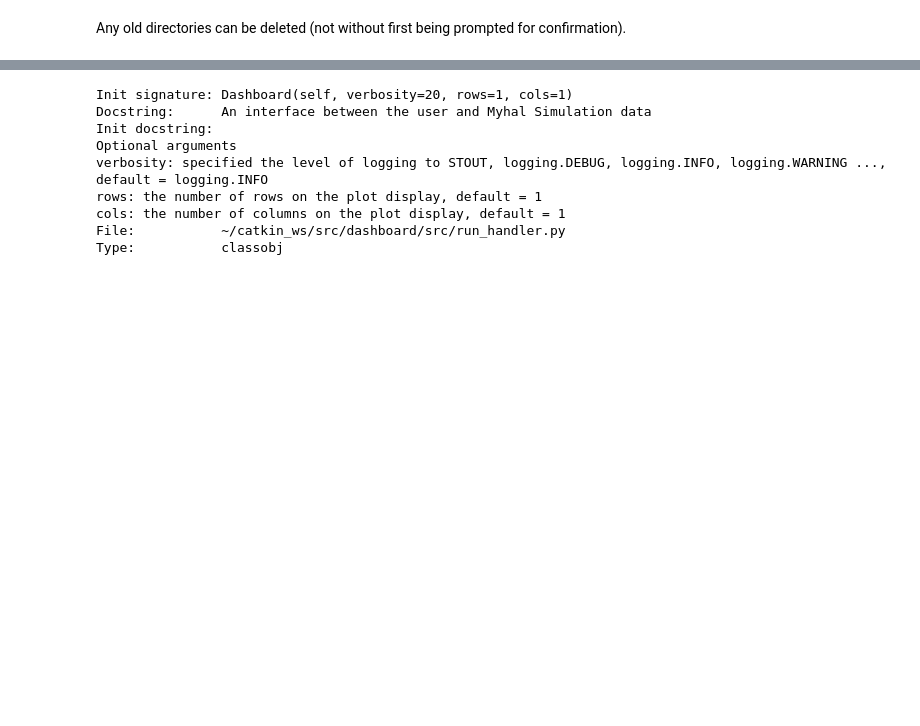
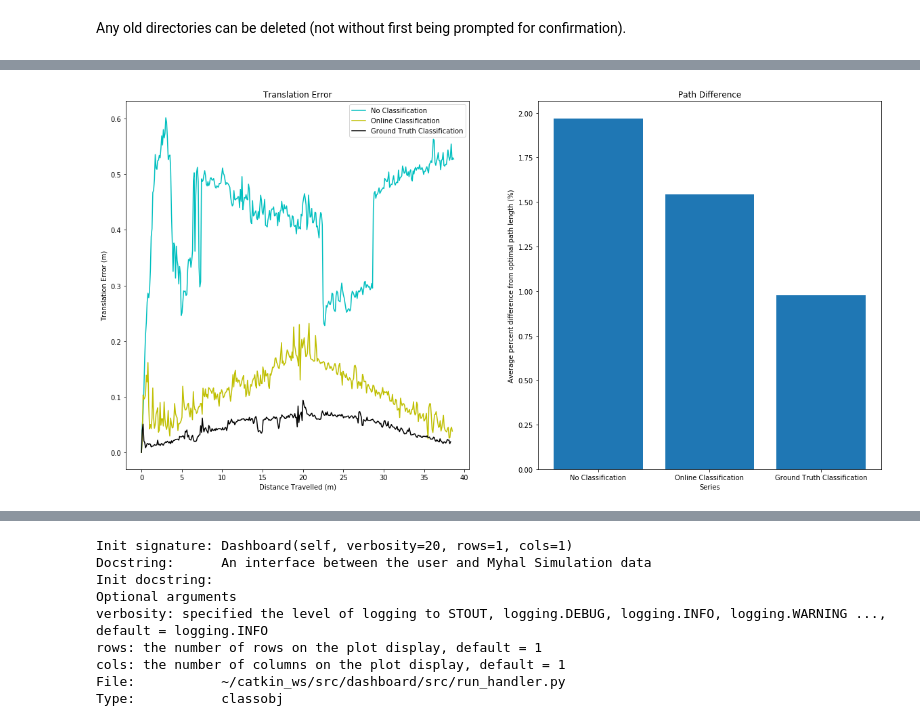
Before and after one commit to BenAgro314/JackalTourGuide, a Jupyter notebook: notebooks/JackalMeeting-2020-07-22.ipynb, the cells around one changed output, grey strips where cells are left out. Drawn from its saved outputs; the diff is of its cells as text; code cells hidden in the pictures; blank space fills up the shorter version.

```diff
--- a/notebooks/JackalMeeting-2020-07-22.ipynb
+++ b/notebooks/JackalMeeting-2020-07-22.ipynb
@@ -84,3 +84,5 @@ The user must name the series, and has the option to choose it's colors.
-# %%
-D.add_series('gmapping', localization_technique='gmapping')
-D.add_series('amcl', localization_technique = 'amcl')
+# %%
+# Create a set of series that used E_tour to compare online predictions and ground truth classifications against a control
+D.add_series('Online Classification', tour_names = 'E_tour', class_method = 'online_predictions')
+D.add_series('Ground Truth Classification', tour_names = 'E_tour', class_method = 'ground_truth')
+D.add_series('No Classification', tour_names = 'E_tour', class_method = 'none')
@@ -86,0 +98,8 @@ D.add_series('amcl', localization_technique = 'amcl')
+# %%
+plt.rcParams['figure.figsize'] = [20, 10] # these resize statements are only so that Jupyter complies
+D.resize(1,2) # resize the distpay such that it has one row and two columns
+D.add_plot(TranslationError(aggregate = True))
+D.add_plot(PathDifference(aggregate = True))
+D.show()
+# %% [output]
+[figure, added]
```
Also changed, not shown: parts of 44 cells of this notebook, 5 other files.
